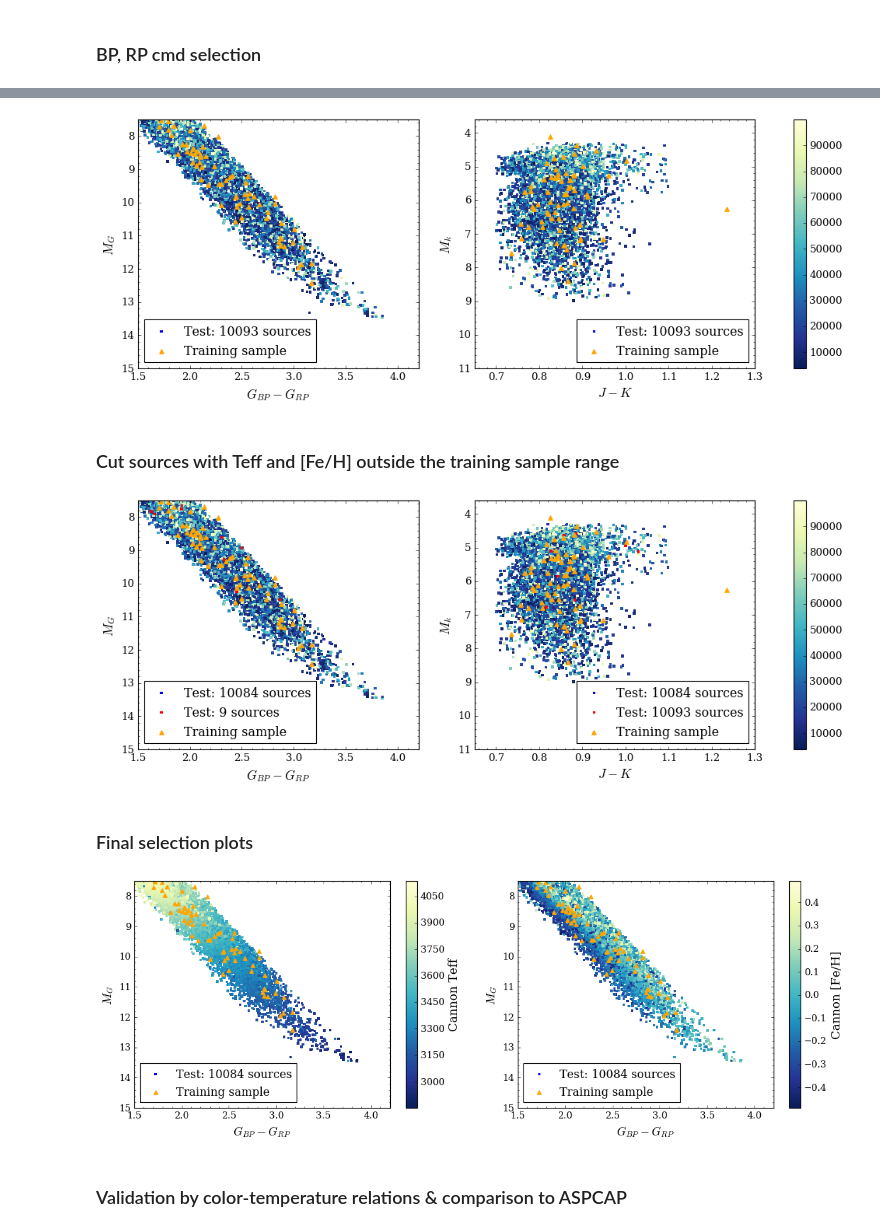
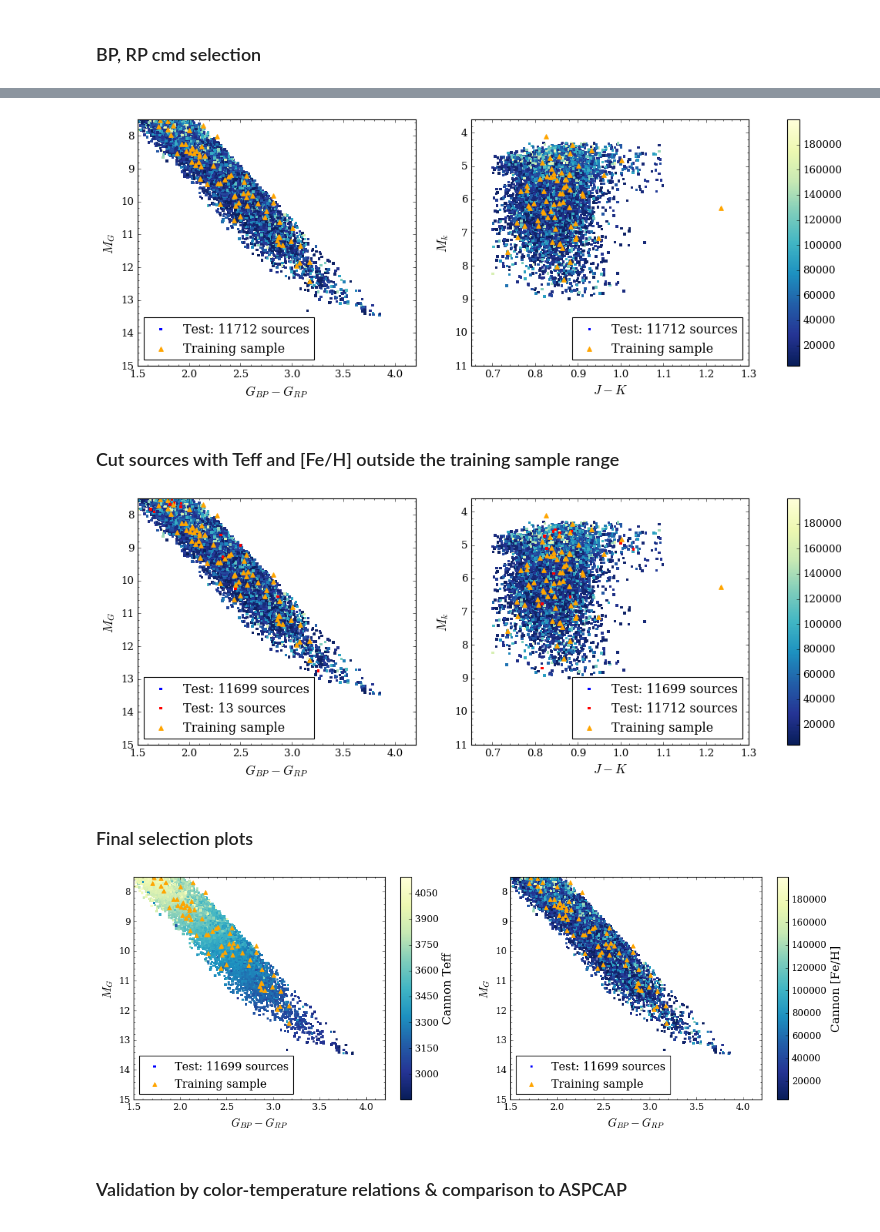
Before and after one commit to jbirky/Mdwarf_project, a Jupyter notebook: cannon_runs/apogee_test/finalize_selection.ipynb, the cells around one changed output, grey strips where cells are left out. Saved outputs shown, nothing was run; the diff lists cells and outputs as text; code cells hidden in the pictures.

```diff
--- a/cannon_runs/apogee_test/finalize_selection.ipynb
+++ b/cannon_runs/apogee_test/finalize_selection.ipynb
@@ -93,7 +101,7 @@ test = sel
 # %% [markdown]
 ### Chi^2 selection
 # %%
-chi_cut = 100000
+chi_cut = 200000
 # %%
 plt.hist(test['CHI'], histtype='step')
 plt.axvline(x=chi_cut, color='k')
@@ -376,7 +388,7 @@ ax2.minorticks_on()
 cb = plt.colorbar(pl, ax=(ax1,ax2), orientation='vertical')
 plt.show()
 # %% [output]
-[figure, old version]
+[figure, new version]
 # %% [markdown]
 ### Cut sources with Teff and [Fe/H] outside the training sample range
 # %%
@@ -415,7 +427,7 @@ ax2.minorticks_on()
 cb = plt.colorbar(pl, ax=(ax1,ax2), orientation='vertical')
 plt.show()
 # %% [output]
-[figure, old version]
+[figure, new version]
 # %%
 test = train_sel
 # %% [markdown]
@@ -423,33 +435,33 @@ test = train_sel
 # %%
 fig, (ax1, ax2) = plt.subplots(1,2, figsize=[16,5])
 
 pl1 = ax1.scatter(test['BP_RP'], test['G_ABS'], c=test['TEFF'], cmap='YlGnBu_r', edgecolor='none', s=10, marker='s', \
                  label='Test: %s sources'%(len(test)))
 ax1.scatter(mann['BP_RP'], mann['G_ABS'], color='orange', marker='^', label='Training sample', s=25)
 ax1.set_xlabel(r'$G_{BP} - G_{RP}$', fontsize=15)
 ax1.set_ylabel(r'$M_{G}$', fontsize=15)
 ax1.set_ylim(15,7.5)
 ax1.set_xlim(1.5,4.2)
 ax1.legend(loc='lower left', scatterpoints=1)
 ax1.minorticks_on()
 
-pl2 = plt.scatter(test['BP_RP'], test['G_ABS'], c=test['FE_H'], cmap='YlGnBu_r', edgecolor='none', s=10, marker='s', \
+pl2 = plt.scatter(test['BP_RP'], test['G_ABS'], c=test['CHI'], cmap='YlGnBu_r', edgecolor='none', s=10, marker='s', \
                  label='Test: %s sources'%(len(test)))
 ax2.scatter(mann['BP_RP'], mann['G_ABS'], color='orange', marker='^', label='Training sample', s=25)
 ax2.set_xlabel(r'$G_{BP} - G_{RP}$', fontsize=15)
 ax2.set_ylabel(r'$M_{G}$', fontsize=15)
 ax2.set_ylim(15,7.5)
 ax2.set_xlim(1.5,4.2)
 ax2.legend(loc='lower left', scatterpoints=1)
 ax2.minorticks_on()
 
 cb1 = plt.colorbar(pl1, ax=ax1, orientation='vertical')
 cb1.set_label(r'Cannon Teff', fontsize=15)
 cb2 = plt.colorbar(pl2, ax=ax2, orientation='vertical')
 cb2.set_label(r'Cannon [Fe/H]', fontsize=15)
 plt.show()
 # %% [output]
-[figure, old version]
+[figure, new version]
 # %% [markdown]
 ### Validation by color-temperature relations & comparison to ASPCAP
 # %%
```
Also changed, not shown: parts of 18 cells of this notebook, 3 other files.
